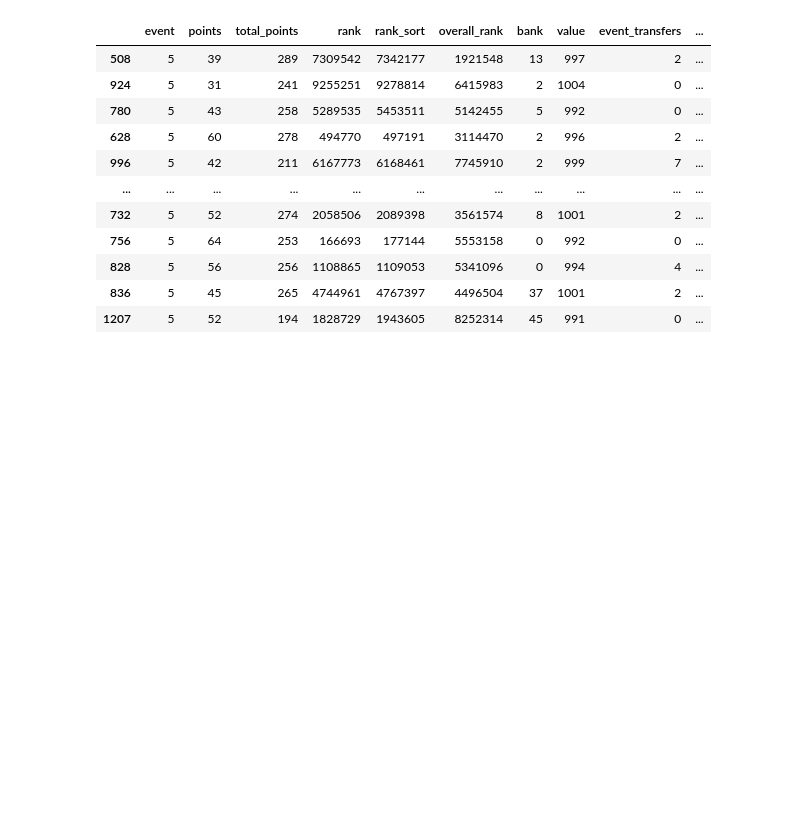
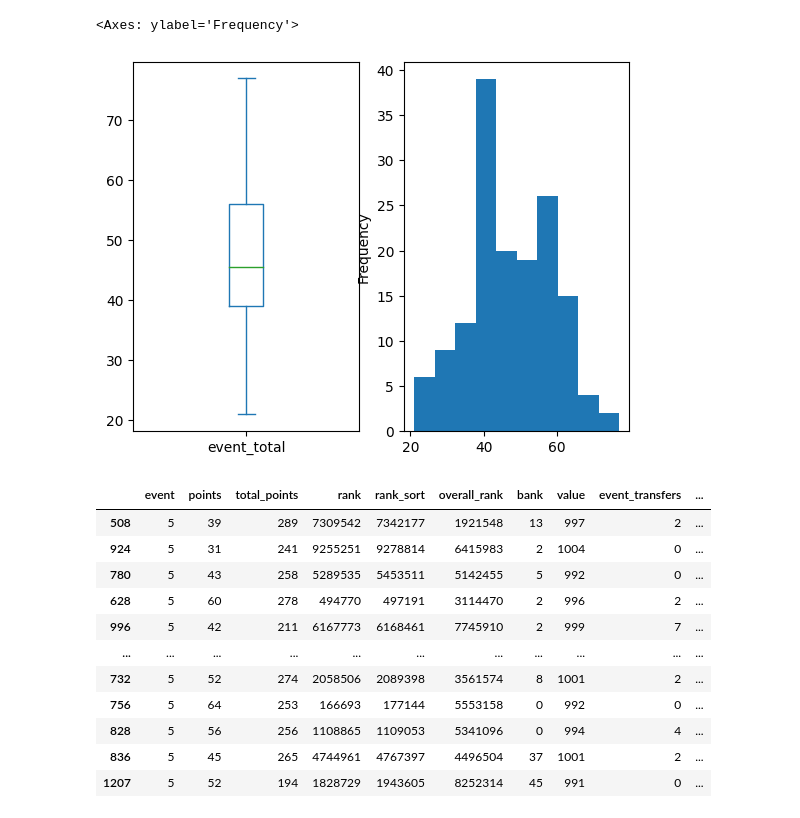
Before and after one commit to Ok3ks/Sports, a Jupyter notebook: fpl/Quick guide to FPL api.ipynb, the cells around one changed output. Cells and saved outputs as stored; diff of their text form; code cells hidden in the pictures; blank space fills up the shorter version.

```diff
--- a/fpl/Quick guide to FPL api.ipynb
+++ b/fpl/Quick guide to FPL api.ipynb
@@ -148,10 +0,0 @@ obj
-# %%
-import pandas as pd
-entries_df = pd.DataFrame(entries)
-entries_df
-#Add Transfers in and transfers out
-#Rollback weeks
-#Add Team value
-
-#player - wise
-#league differentials
@@ -192,0 +743,10 @@ for player_id in entries_df['entry']:
+# %%
+import matplotlib.pyplot as plt
+
+fig, ax = plt.subplots(1,2)
+entries_df['event_total'].plot(kind = 'box', ax = ax[0])
+entries_df['event_total'].plot(kind = 'hist', ax = ax[1])
+#plt.plot()
+# %% [output]
+<Axes: ylabel='Frequency'>
+[figure, added]
```
Also changed, not shown: parts of 99 cells of this notebook, 18 other files.
